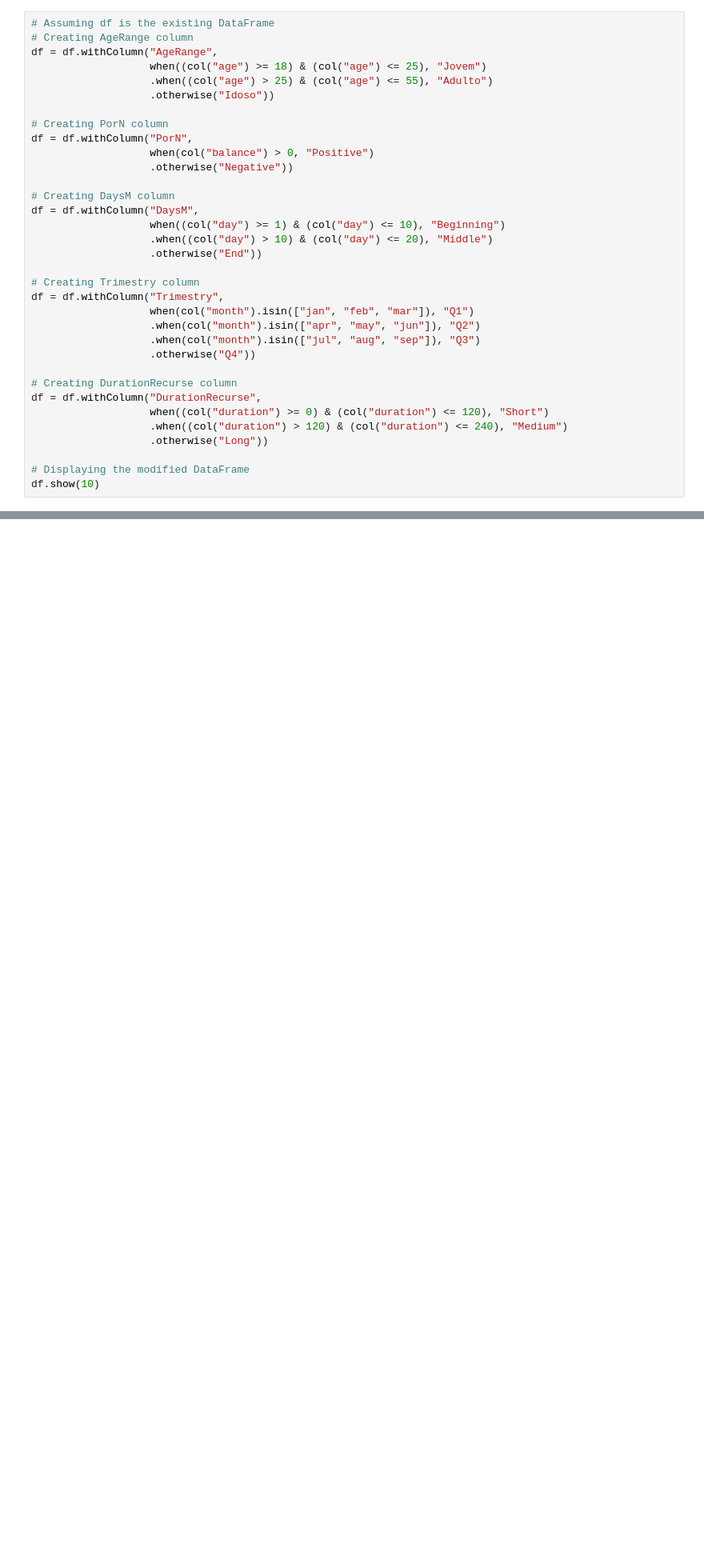
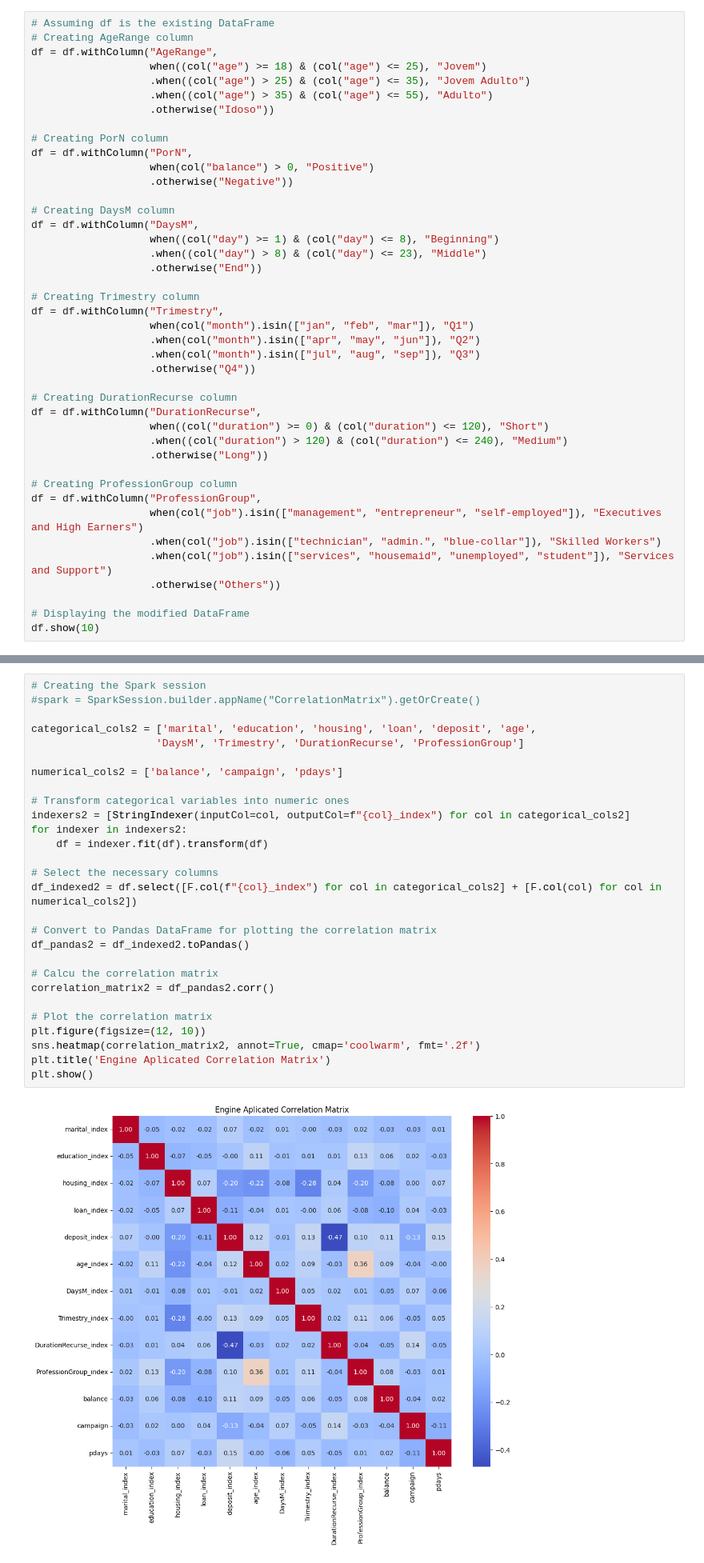
Before and after one commit to KoreTane/MKTBank, a Jupyter notebook: MKTBank.ipynb, the cells around one changed output, grey strips where cells are left out. Shown at 80% size. Drawn from its saved outputs; the diff is of its cells as text; blank space fills up the shorter version.

```diff
--- a/MKTBank.ipynb
+++ b/MKTBank.ipynb
@@ -274,7 +273,8 @@ only showing top 20 rows
 # Creating AgeRange column
 df = df.withColumn("AgeRange",
                    when((col("age") >= 18) & (col("age") <= 25), "Jovem")
-                   .when((col("age") > 25) & (col("age") <= 55), "Adulto")
+                   .when((col("age") > 25) & (col("age") <= 35), "Jovem Adulto")
+                   .when((col("age") > 35) & (col("age") <= 55), "Adulto")
                    .otherwise("Idoso"))
 
 # Creating PorN column
@@ -284,8 +284,8 @@ df = df.withColumn("PorN",
 
 # Creating DaysM column
 df = df.withColumn("DaysM",
-                   when((col("day") >= 1) & (col("day") <= 10), "Beginning")
-                   .when((col("day") > 10) & (col("day") <= 20), "Middle")
+                   when((col("day") >= 1) & (col("day") <= 8), "Beginning")
+                   .when((col("day") > 8) & (col("day") <= 23), "Middle")
                    .otherwise("End"))
 
 # Creating Trimestry column
@@ -301,6 +301,13 @@ df = df.withColumn("DurationRecurse",
                    .when((col("duration") > 120) & (col("duration") <= 240), "Medium")
                    .otherwise("Long"))
 
+# Creating ProfessionGroup column
+df = df.withColumn("ProfessionGroup",
+                   when(col("job").isin(["management", "entrepreneur", "self-employed"]), "Executives and High Earners")
+                   .when(col("job").isin(["technician", "admin.", "blue-collar"]), "Skilled Workers")
+                   .when(col("job").isin(["services", "housemaid", "unemployed", "student"]), "Services and Support")
+                   .otherwise("Others"))
+
 # Displaying the modified DataFrame
 df.show(10)
 # %% [output]
@@ -321 +328,31 @@ df.show(10)
 only showing top 10 rows
+# %%
+# Creating the Spark session
+#spark = SparkSession.builder.appName("CorrelationMatrix").getOrCreate()
+
+categorical_cols2 = ['marital', 'education', 'housing', 'loan', 'deposit', 'age',
+                    'DaysM', 'Trimestry', 'DurationRecurse', 'ProfessionGroup']
+
+numerical_cols2 = ['balance', 'campaign', 'pdays']
+
+# Transform categorical variables into numeric ones
+indexers2 = [StringIndexer(inputCol=col, outputCol=f"{col}_index") for col in categorical_cols2]
+for indexer in indexers2:
+    df = indexer.fit(df).transform(df)
+
+# Select the necessary columns
+df_indexed2 = df.select([F.col(f"{col}_index") for col in categorical_cols2] + [F.col(col) for col in numerical_cols2])
+
+# Convert to Pandas DataFrame for plotting the correlation matrix
+df_pandas2 = df_indexed2.toPandas()
+
+# Calcu the correlation matrix
+correlation_matrix2 = df_pandas2.corr()
+
+# Plot the correlation matrix
+plt.figure(figsize=(12, 10))
+sns.heatmap(correlation_matrix2, annot=True, cmap='coolwarm', fmt='.2f')
+plt.title('Engine Aplicated Correlation Matrix')
+plt.show()
+# %% [output]
+[figure, added]
```
Also changed, not shown: parts of 4 cells of this notebook.
